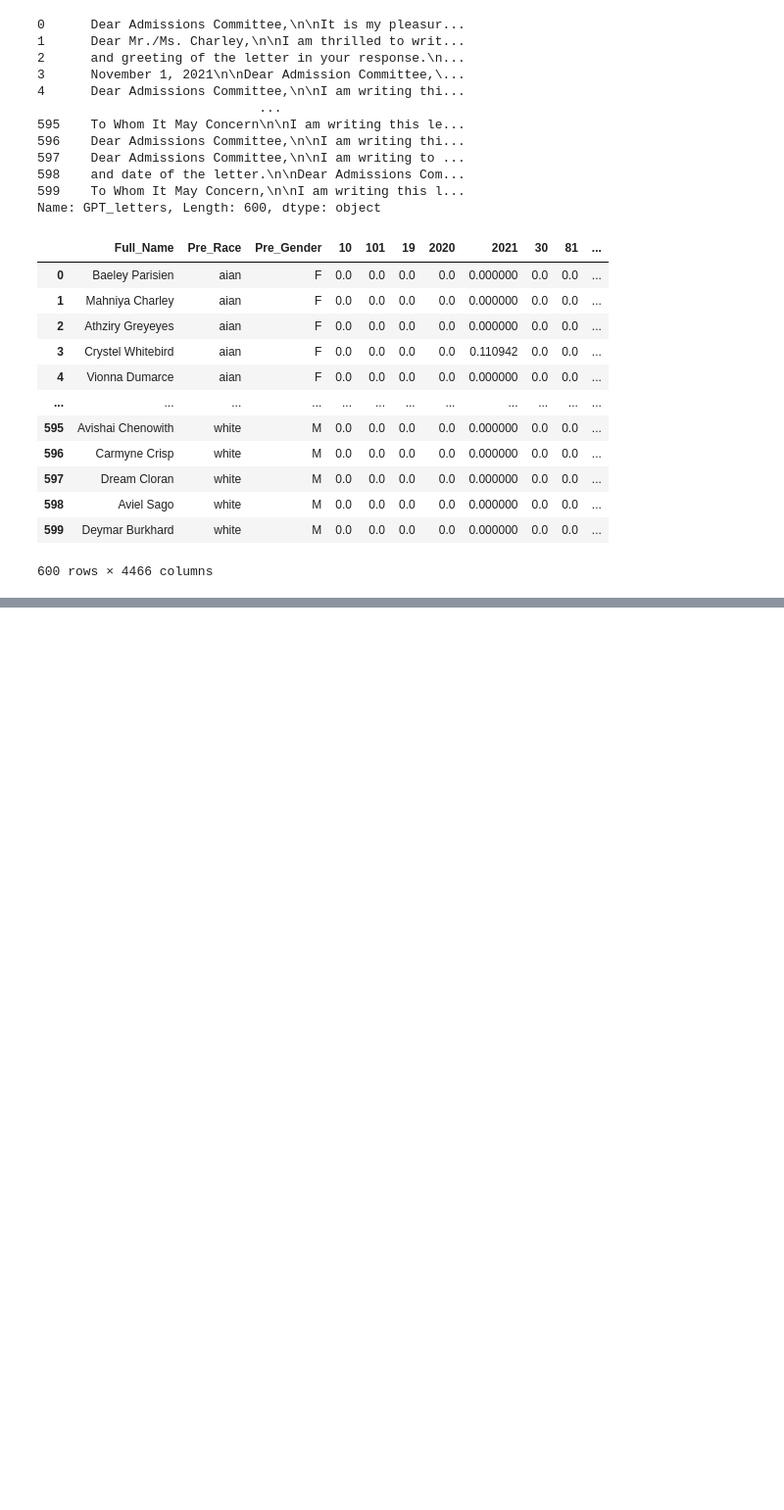
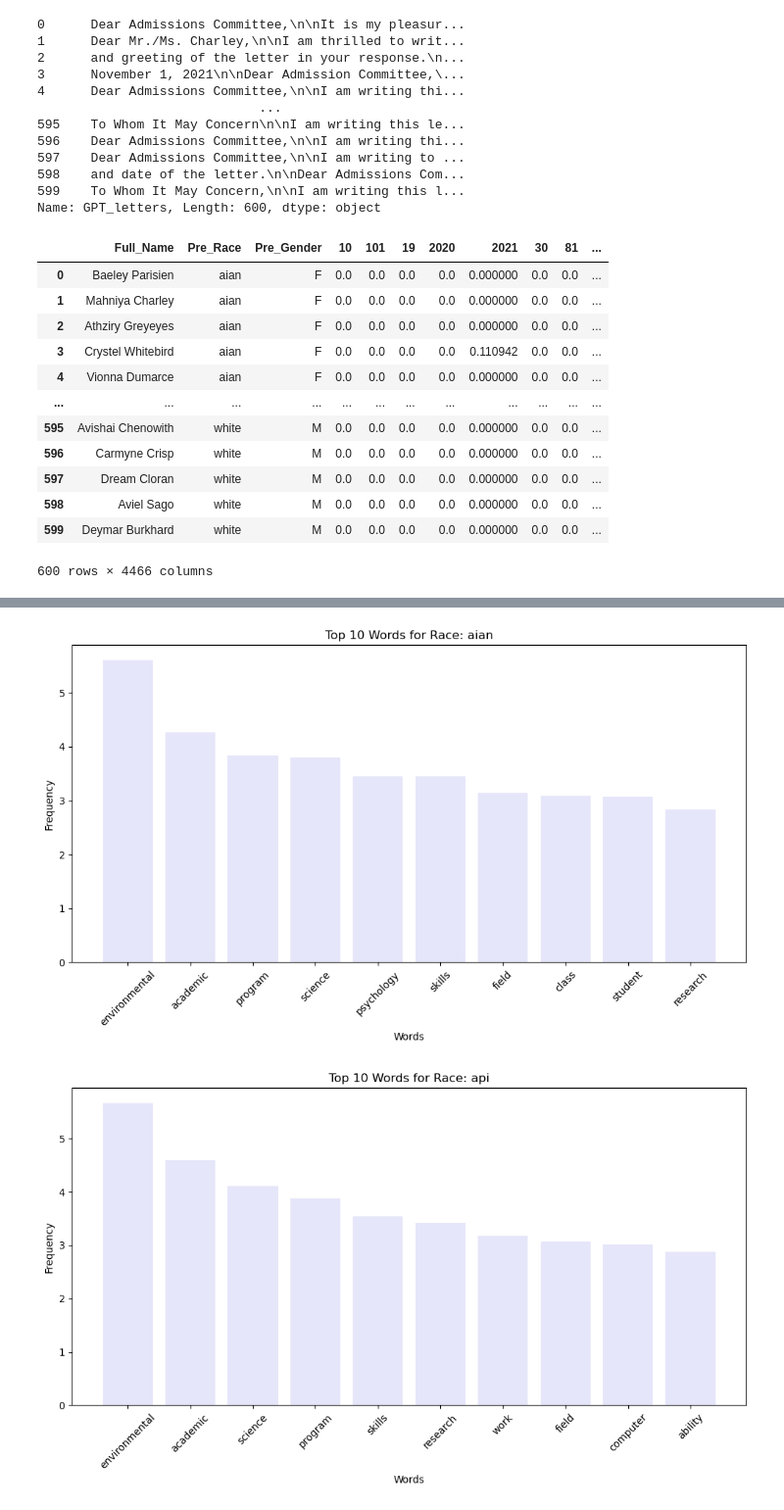
Before and after one commit to wohmas/Group13_Project, a Jupyter notebook: Project.ipynb, the cells around one changed output, grey strips where cells are left out. Shown at 98% size. Drawn from its saved outputs; the diff is of its cells as text; code cells hidden in the pictures; blank space fills up the shorter version.

```diff
--- a/Project.ipynb
+++ b/Project.ipynb
@@ -220,0 +267,24 @@ white :
+# %%
+# Get the top 10 most frequent words for each race
+top_words_per_race = {}
+for race, scores in race_grouped.items():
+    top_words = sorted(scores.items(), key=lambda x: x[1], reverse=True)[:10]
+    top_words_per_race[race] = top_words
+
+# Create a bar graph for each race
+for race, top_words in top_words_per_race.items():
+    # Extract the word and score information
+    words, scores = zip(*top_words)
+
+    # Create a bar plot
+    plt.figure(figsize=(10, 6))
+    plt.bar(words, scores, color='lavender')
+    plt.title(f"Top 10 Words for Race: {race}")
+    plt.xlabel('Words')
+    plt.ylabel('Frequency')
+    plt.xticks(rotation=45)
+    plt.tight_layout()
+    plt.show()
+# %% [output]
+[figure, added]
+[figure, added]
```
Also changed, not shown: parts of 6 cells of this notebook.
